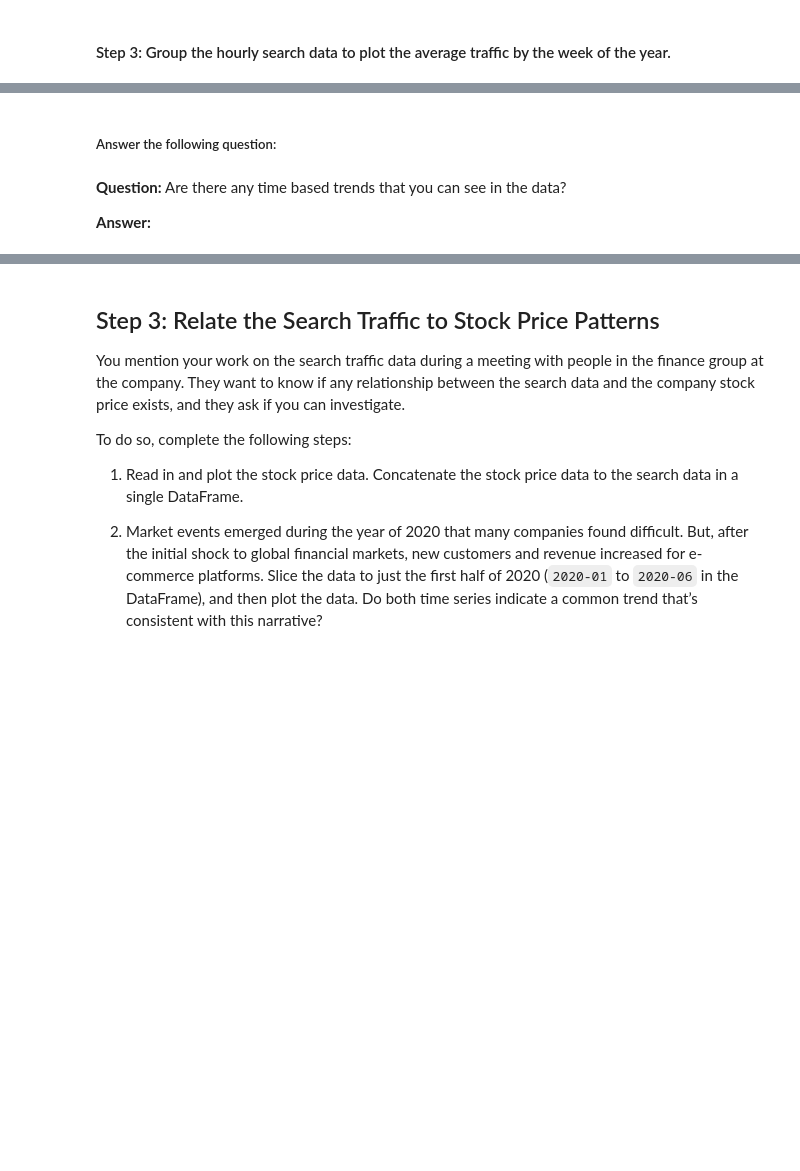
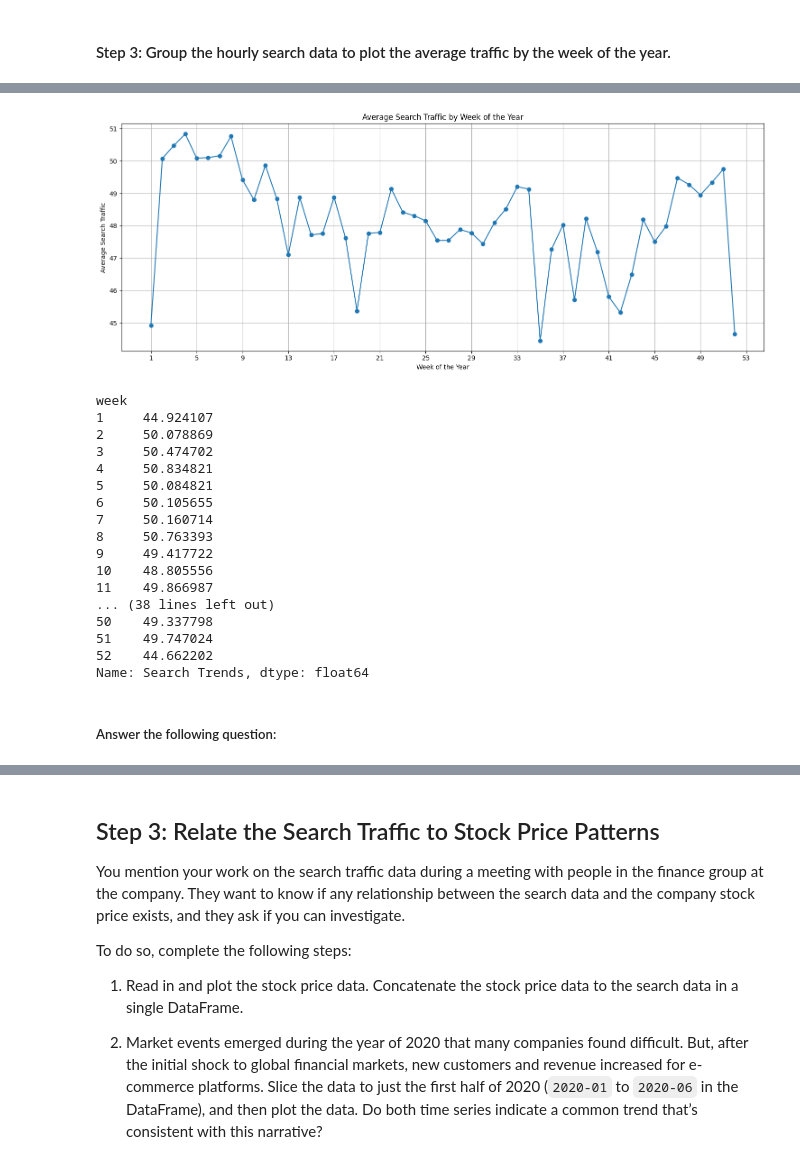
Before and after one commit to LaggingBehind/prophet-challenge, a Jupyter notebook: forecasting_net_prophet.ipynb, the cells around one changed output, grey strips where cells are left out. Cells and saved outputs as stored; diff of their text form; code cells hidden in the pictures; blank space fills up the shorter version.

```diff
--- a/forecasting_net_prophet.ipynb
+++ b/forecasting_net_prophet.ipynb
@@ -174,6 +226,43 @@ To that end, you want to mine the search traffic data for predictable seasonal p
+# %%
+# Group the hourly search data to plot the average traffic by the week of the year using `df.index.isocalendar().week`.
+# Group the hourly search data to plot the average traffic by the week of the year
+avg_traffic_by_week = df_mercado_trends.groupby(df_mercado_trends.index.isocalendar().week)['Search Trends'].mean()
+
+# Create a line plot
+plt.figure(figsize=(15, 6))
+avg_traffic_by_week.plot(kind='line', marker='o')
+
+# Customize the plot
+plt.title('Average Search Traffic by Week of the Year')
+plt.xlabel('Week of the Year')
+plt.ylabel('Average Search Traffic')
+plt.xticks(range(1, 54, 4))  # Show every 4th week on x-axis for readability
+plt.grid(True)
+
+# Show the plot
+plt.tight_layout()
+plt.show()
+
+# Display the average values
+print(avg_traffic_by_week)
+# %% [output]
+[figure, added]
+week
+1     44.924107
+2     50.078869
+3     50.474702
+4     50.834821
+5     50.084821
+6     50.105655
+7     50.160714
+8     50.763393
+9     49.417722
+10    48.805556
+11    49.866987
+... (38 lines left out)
+50    49.337798
+51    49.747024
+52    44.662202
+Name: Search Trends, dtype: float64
 # %% [markdown]
 ##### Answer the following question:
-# %% [markdown]
-**Question:** Are there any time based trends that you can see in the data?
-
-**Answer:**
```
Also changed, not shown: parts of 48 cells of this notebook.
